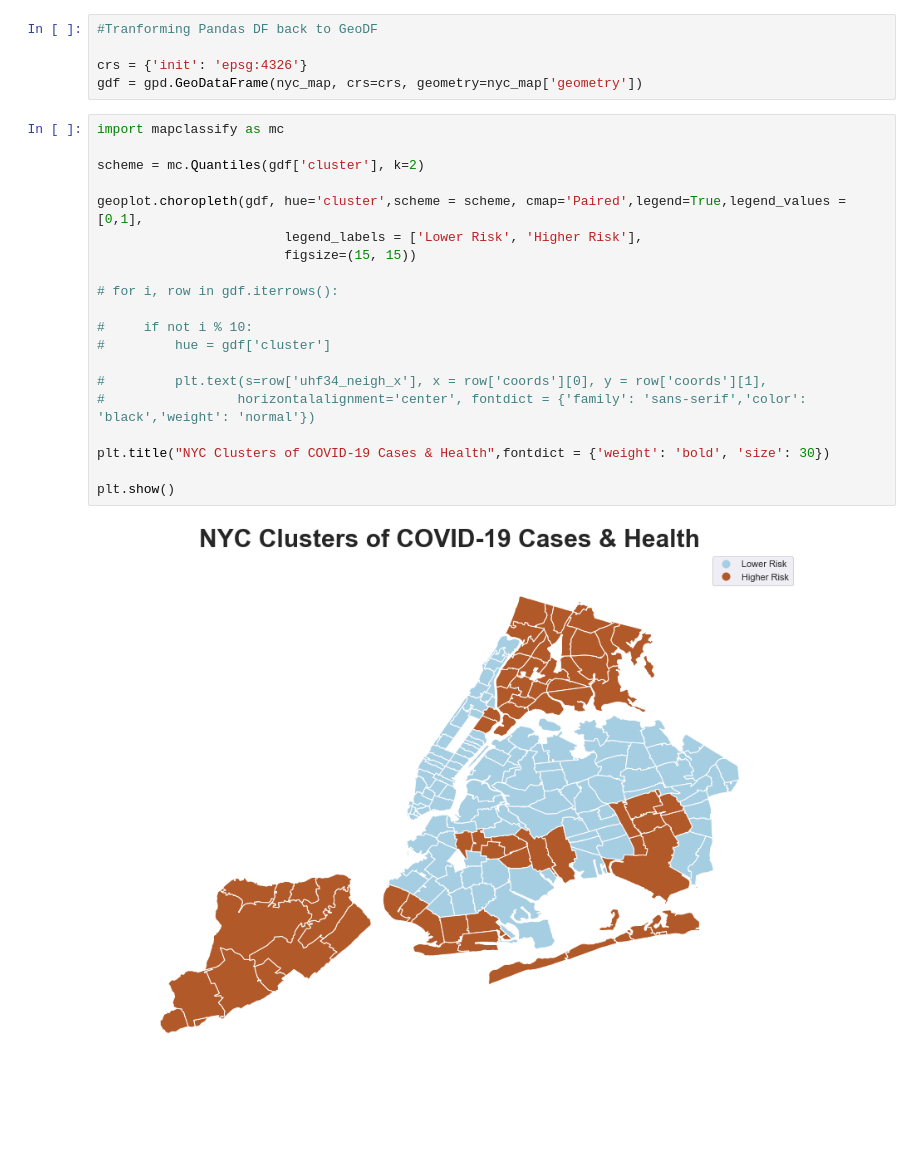
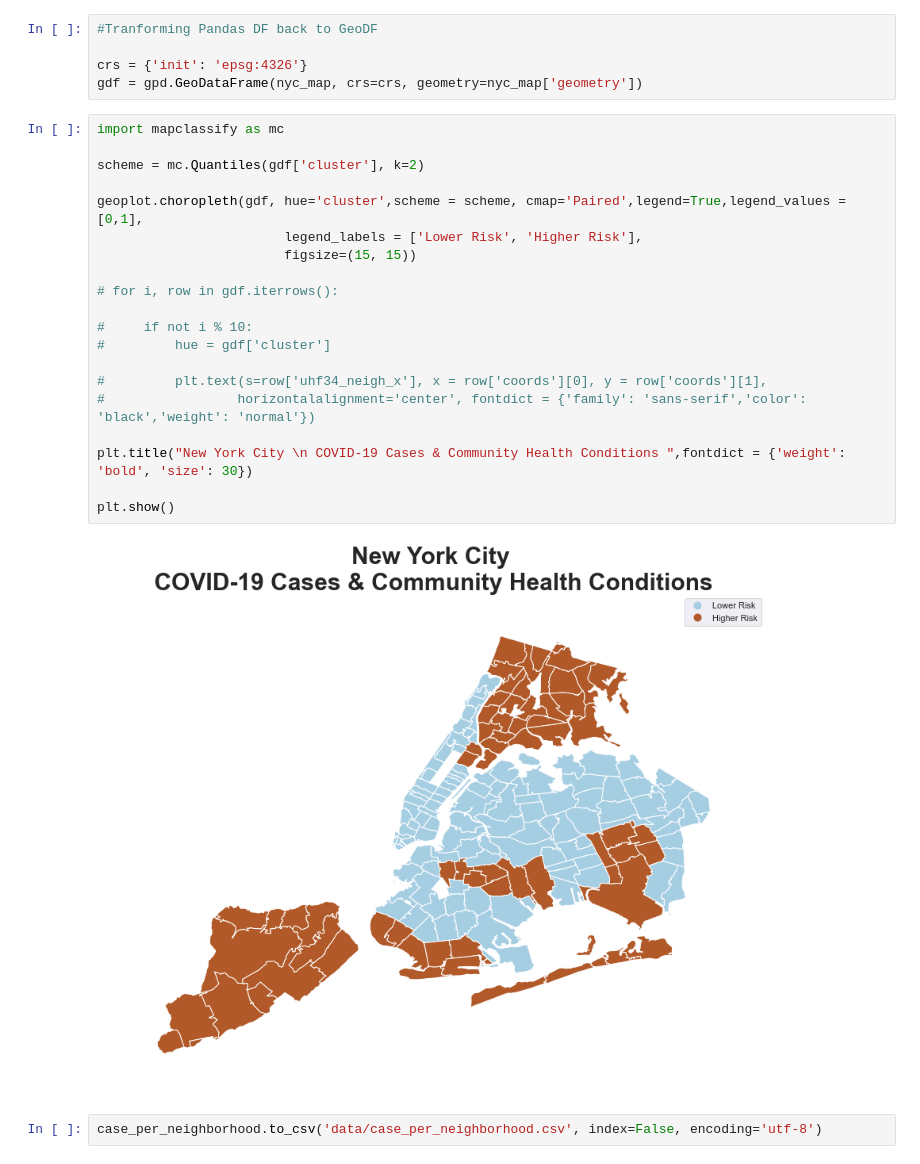
Before and after one commit to nqtri/mit_covid19_challenge, a Jupyter notebook: nyc_covid19_vs_health.ipynb, the cells around one changed output. Saved outputs shown, nothing was run; the diff lists cells and outputs as text; blank space fills up the shorter version.

```diff
--- a/nyc_covid19_vs_health.ipynb
+++ b/nyc_covid19_vs_health.ipynb
@@ -622,22 +622,24 @@ gdf = gpd.GeoDataFrame(nyc_map, crs=crs, geometry=nyc_map['geometry'])
 # %%
 import mapclassify as mc
 
 scheme = mc.Quantiles(gdf['cluster'], k=2)
 
 geoplot.choropleth(gdf, hue='cluster',scheme = scheme, cmap='Paired',legend=True,legend_values = [0,1],
                         legend_labels = ['Lower Risk', 'Higher Risk'],
                         figsize=(15, 15))
 
 # for i, row in gdf.iterrows():
 
 #     if not i % 10:
 #         hue = gdf['cluster']
 
 #         plt.text(s=row['uhf34_neigh_x'], x = row['coords'][0], y = row['coords'][1],
 #                 horizontalalignment='center', fontdict = {'family': 'sans-serif','color':  'black','weight': 'normal'})
 
-plt.title("NYC Clusters of COVID-19 Cases & Health",fontdict = {'weight': 'bold', 'size': 30})
+plt.title("New York City \n COVID-19 Cases & Community Health Conditions ",fontdict = {'weight': 'bold', 'size': 30})
 
 plt.show()
 # %% [output]
-[figure, old version]
+[figure, new version]
+# %%
+case_per_neighborhood.to_csv('data/case_per_neighborhood.csv', index=False, encoding='utf-8')
```
Also changed, not shown: 1 other file.
